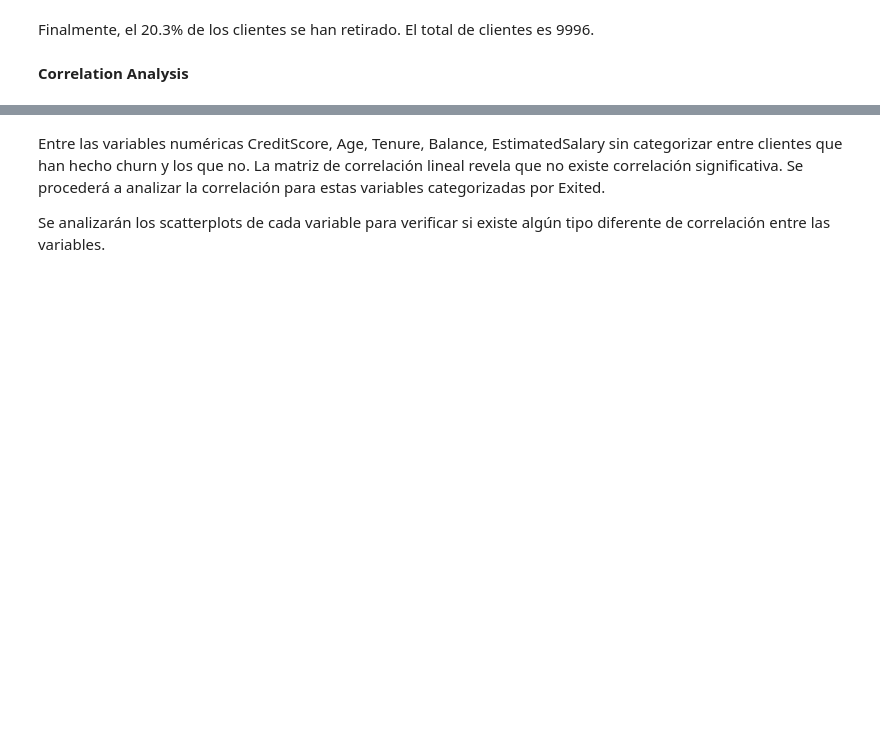
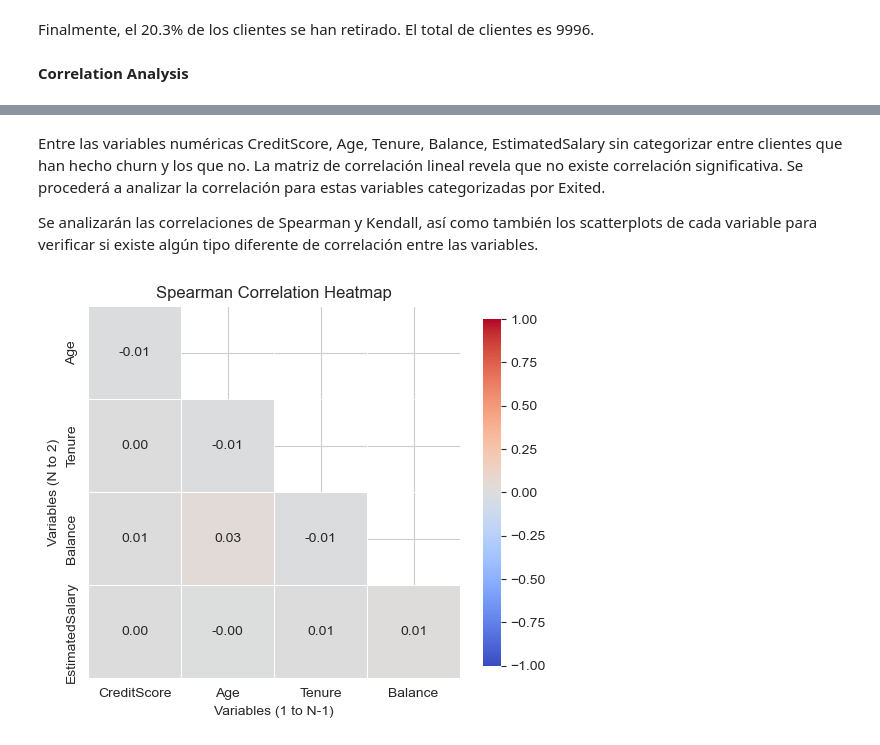
Before and after one commit to davexat/Customer_Churn_Predictor, a Jupyter notebook: notebooks/2.0_dsb_data_exploration.ipynb, the cells around one changed output, grey strips where cells are left out. Cells and saved outputs as stored; diff of their text form; code cells hidden in the pictures; blank space fills up the shorter version.

```diff
--- a/notebooks/2.0_dsb_data_exploration.ipynb
+++ b/notebooks/2.0_dsb_data_exploration.ipynb
@@ -377,4 +376,8 @@ plots.plot_correlation_heatmap(df[num_vars])
 # %% [markdown]
 Entre las variables numéricas CreditScore, Age, Tenure, Balance, EstimatedSalary sin categorizar entre clientes que han hecho churn y los que no. La matriz de correlación lineal revela que no existe correlación significativa. Se procederá a analizar la correlación para estas variables categorizadas por Exited.
 
-Se analizarán los scatterplots de cada variable para verificar si existe algún tipo diferente de correlación entre las variables.
+Se analizarán las correlaciones de Spearman y Kendall, así como también los scatterplots de cada variable para verificar si existe algún tipo diferente de correlación entre las variables.
+# %%
+plots.plot_correlation_heatmap(df[num_vars], 'spearman')
+# %% [output]
+[figure, added]
```
Also changed, not shown: parts of 19 cells of this notebook, 1 other file.
